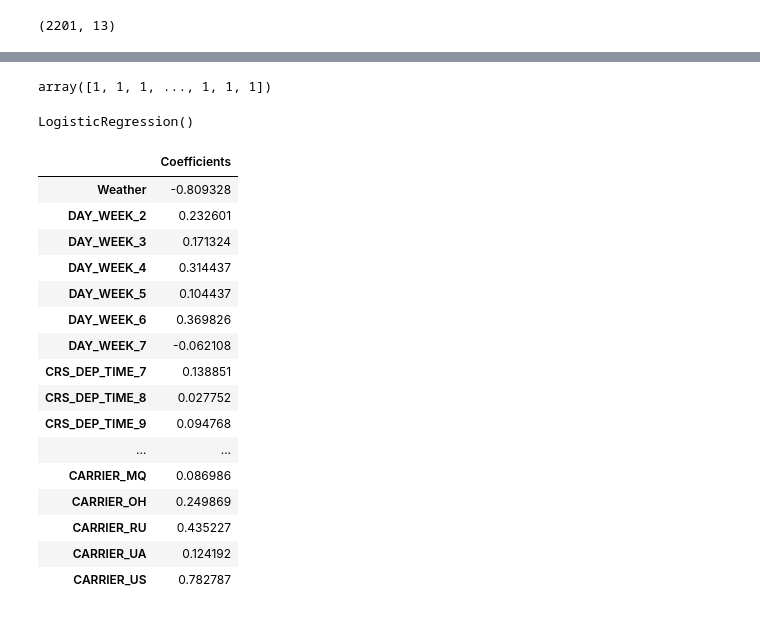
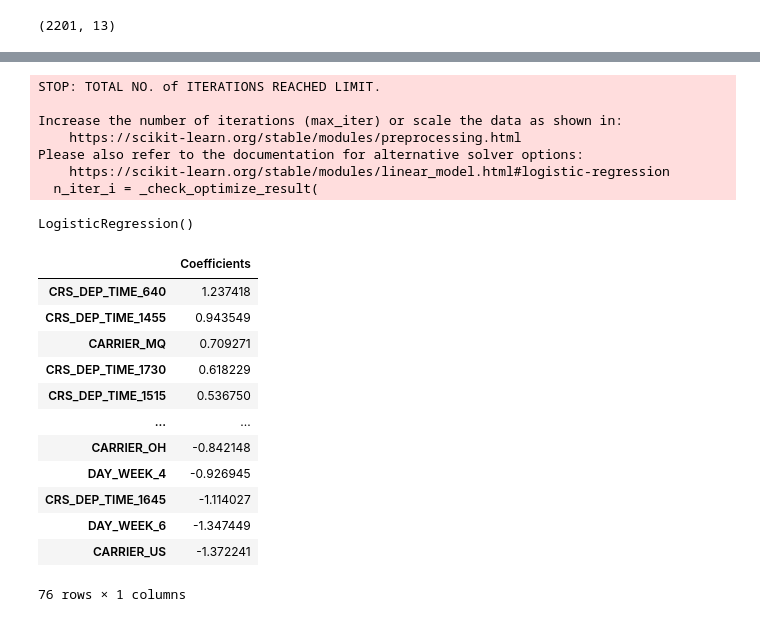
Before and after one commit to ARuizMartinezDeloitte/ML-Project-Repo, a Jupyter notebook: sample_project/Flights-LogReg.ipynb, the cells around one changed output, grey strips where cells are left out. Saved outputs shown, nothing was run; the diff lists cells and outputs as text; code cells hidden in the pictures.

```diff
--- a/sample_project/Flights-LogReg.ipynb
+++ b/sample_project/Flights-LogReg.ipynb
@@ -15,7 +17,7 @@ flights.shape
 # %%
 flights.DAY_WEEK = flights.DAY_WEEK.astype('category')
 
-flights.CRS_DEP_TIME = [round(t / 100) for t in flights.CRS_DEP_TIME]
+#flights.CRS_DEP_TIME = [round(t / 100) for t in flights.CRS_DEP_TIME]
 flights.CRS_DEP_TIME = flights.CRS_DEP_TIME.astype('category')
 
 flights['isDelayed'] = [1 if status == 'delayed' else 0 for status in flights['Flight Status']]
@@ -38,7 +52,10 @@ flights
 # %%
-predictors = ['DAY_WEEK', 'CRS_DEP_TIME', 'ORIGIN', 'DEST', 'CARRIER', 'Weather']
+
+#The Original
+
+predictors = ['DAY_WEEK', 'CRS_DEP_TIME', 'ORIGIN', 'DEST', 'CARRIER', 'DEP_TIME']
 outcome = 'isDelayed'
 
-X = pd.get_dummies(flights[predictors], drop_first=True)
-y = flights[outcome]
+X = pd.get_dummies(flights[predictors], drop_first=True) #convert predictors into dummies
+y = flights[outcome] # target variable, which was converted into dummies earlier
 classes = ['ontime', 'delayed']
@@ -80,39 +109,41 @@ array([[-0.12146334, -0.40260503, -0.41245882, ..., -0.47702368,
 # %%
 #Here we encode the predictor, ontime would be 1 and delayed would be 0
 from sklearn.preprocessing import LabelEncoder
-labelencoder = LabelEncoder()
-y = labelencoder.fit_transform(flights['Flight Status'])
-y
+#labelencoder = LabelEncoder()
+#y = labelencoder.fit_transform(flights['Flight Status'])
+#y
-# %% [output]
-array([1, 1, 1, ..., 1, 1, 1])
 # %%
 from sklearn.model_selection import train_test_split
-X_train, X_test, y_train, y_test = train_test_split(X_standardized, y, test_size=0.40, random_state=0)
+X_train, X_test, y_train, y_test = train_test_split(X, y, test_size=0.40, random_state=0) #train, test split
-# %%
-logreg = LogisticRegression()
-logreg.fit(X_train, y_train)
-# %% [output]
-LogisticRegression()
+# %%
+weights = {0: 0.30, 1: 0.70}
+logreg = LogisticRegression()
+logreg.fit(X_train, y_train) #fit the train data set
+# %% [output]
+STOP: TOTAL NO. of ITERATIONS REACHED LIMIT.
+
+Increase the number of iterations (max_iter) or scale the data as shown in:
+    https://scikit-learn.org/stable/modules/preprocessing.html
+Please also refer to the documentation for alternative solver options:
+    https://scikit-learn.org/stable/modules/linear_model.html#logistic-regression
+  n_iter_i = _check_optimize_result(
+LogisticRegression()
 # %%
-coef = pd.DataFrame(logreg.coef_[0], index = X.columns,columns=['Coefficients'])
-coef
+coef = pd.DataFrame(logreg.coef_[0], index = X.columns,columns=['Coefficients']) # the weights of the predictors
+coef.sort_values(by=['Coefficients'], ascending = False)
 # %% [output]
 |  | Coefficients |
-| Weather | -0.809328 |
-| DAY_WEEK_2 | 0.232601 |
-| DAY_WEEK_3 | 0.171324 |
-| DAY_WEEK_4 | 0.314437 |
-| DAY_WEEK_5 | 0.104437 |
-| DAY_WEEK_6 | 0.369826 |
-| DAY_WEEK_7 | -0.062108 |
-| CRS_DEP_TIME_7 | 0.138851 |
-| CRS_DEP_TIME_8 | 0.027752 |
-| CRS_DEP_TIME_9 | 0.094768 |
+| CRS_DEP_TIME_640 | 1.237418 |
+| CRS_DEP_TIME_1455 | 0.943549 |
+| CARRIER_MQ | 0.709271 |
+| CRS_DEP_TIME_1730 | 0.618229 |
+| CRS_DEP_TIME_1515 | 0.536750 |
 | ... | ... |
-| CARRIER_MQ | 0.086986 |
-| CARRIER_OH | 0.249869 |
-| CARRIER_RU | 0.435227 |
-| CARRIER_UA | 0.124192 |
-| CARRIER_US | 0.782787 |
+| CARRIER_OH | -0.842148 |
+| DAY_WEEK_4 | -0.926945 |
+| CRS_DEP_TIME_1645 | -1.114027 |
+| DAY_WEEK_6 | -1.347449 |
+| CARRIER_US | -1.372241 |
+76 rows × 1 columns
 # %%
 import numpy as np
```
Also changed, not shown: parts of 59 cells of this notebook, 13 other files.
